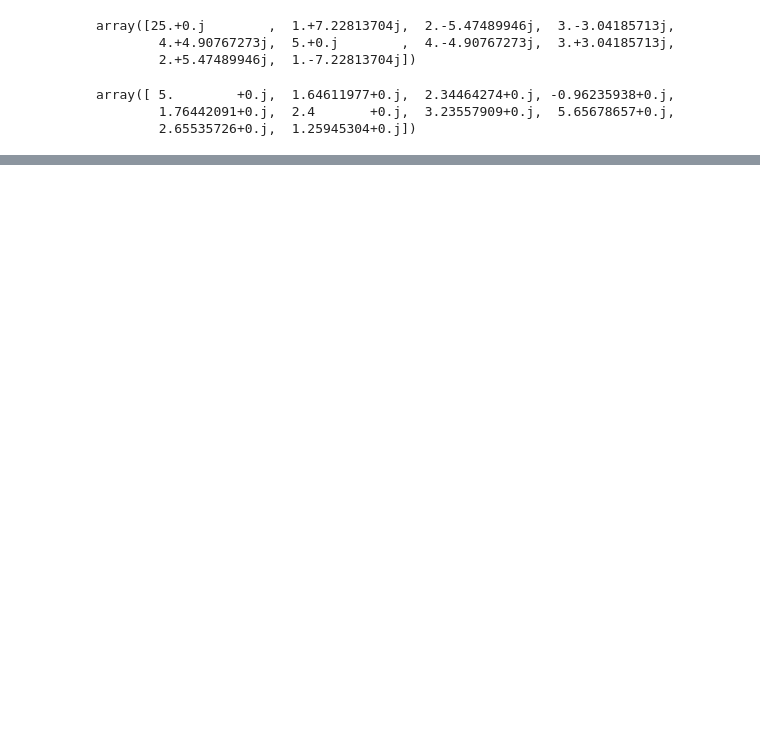
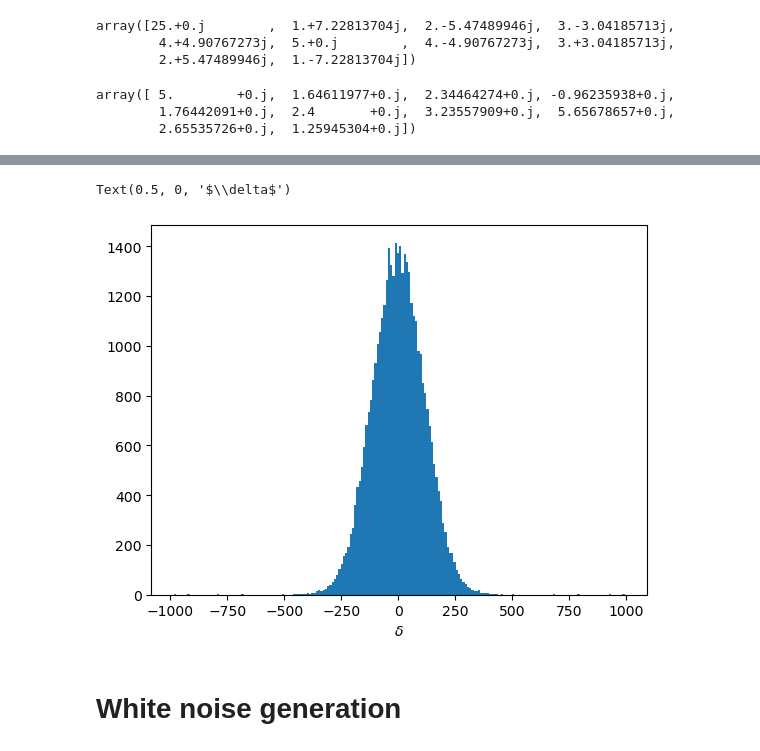
Before and after one commit to satvik-m97/PhD_thesis, a Jupyter notebook: DM_density_field.ipynb, the cells around one changed output, grey strips where cells are left out. Drawn from its saved outputs; the diff is of its cells as text; code cells hidden in the pictures; blank space fills up the shorter version.

```diff
--- a/DM_density_field.ipynb
+++ b/DM_density_field.ipynb
@@ -120,0 +137,8 @@ array([[  2.1+0.j, -29.9+0.j, -53.8+0.j, -69.4+0.j, -54.1+0.j, -30.3+0.j],
+# %%
+vals=plt.hist(trunc_test.real.flatten(), bins = 200)
+plt.xlabel("$\delta$")
+# %% [output]
+Text(0.5, 0, '$\\delta$')
+[figure, added]
+# %% [markdown]
+# White noise generation
```
Also changed, not shown: parts of 20 cells of this notebook.
